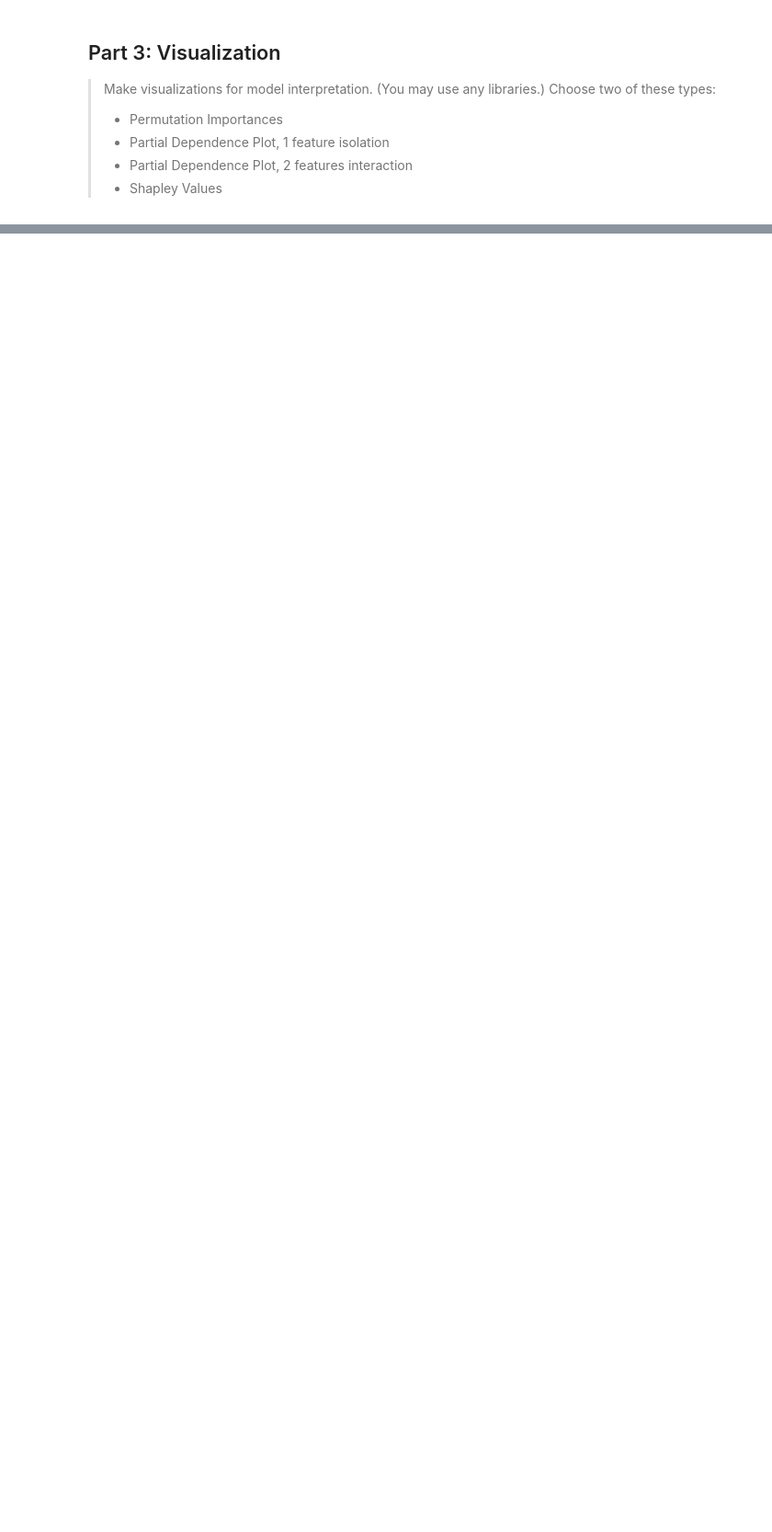
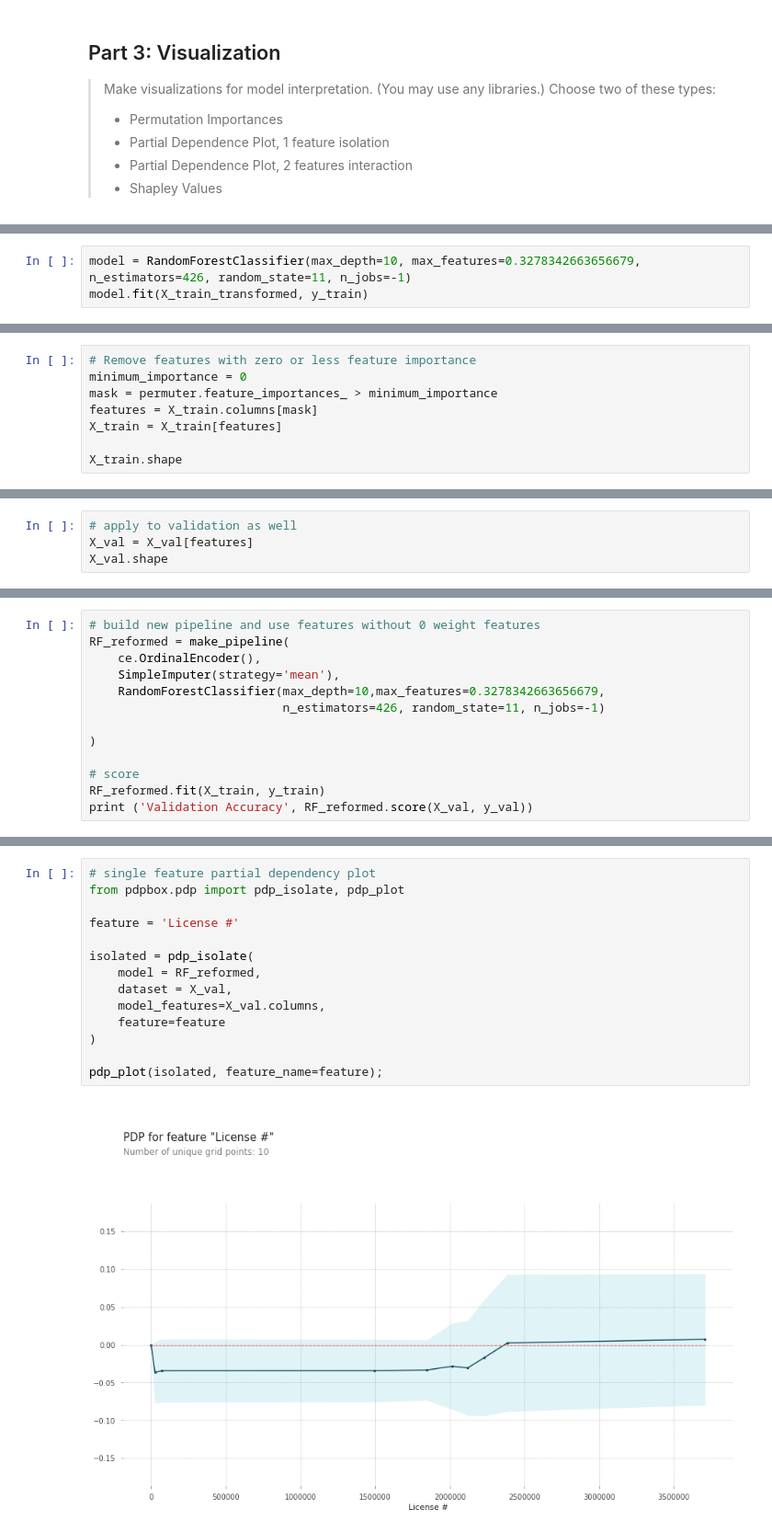
Before and after one commit to adamlutzz/DS-Unit-2-Applied-Modeling, a Jupyter notebook: DS_Sprint_Challenge_7.ipynb, the cells around one changed output, grey strips where cells are left out. Shown at 92% size. Cells and saved outputs as stored; diff of their text form; blank space fills up the shorter version.

```diff
--- a/DS_Sprint_Challenge_7.ipynb
+++ b/DS_Sprint_Challenge_7.ipynb
@@ -89,0 +351,3 @@ _To earn a score of 3 for this part, make all four of these visualization types.
+# %%
+model = RandomForestClassifier(max_depth=10, max_features=0.3278342663656679, n_estimators=426, random_state=11, n_jobs=-1)
+model.fit(X_train_transformed, y_train)
@@ -89,0 +403,8 @@ _To earn a score of 3 for this part, make all four of these visualization types.
+# %%
+# Remove features with zero or less feature importance
+minimum_importance = 0
+mask = permuter.feature_importances_ > minimum_importance
+features = X_train.columns[mask]
+X_train = X_train[features]
+
+X_train.shape
@@ -89,0 +413,4 @@ _To earn a score of 3 for this part, make all four of these visualization types.
+# %%
+# apply to validation as well
+X_val = X_val[features]
+X_val.shape
@@ -89,0 +419,13 @@ _To earn a score of 3 for this part, make all four of these visualization types.
+# %%
+# build new pipeline and use features without 0 weight features
+RF_reformed = make_pipeline(
+    ce.OrdinalEncoder(),
+    SimpleImputer(strategy='mean'),
+    RandomForestClassifier(max_depth=10,max_features=0.3278342663656679,
+                           n_estimators=426, random_state=11, n_jobs=-1)
+
+)
+
+# score
+RF_reformed.fit(X_train, y_train)
+print ('Validation Accuracy', RF_reformed.score(X_val, y_val))
@@ -89,0 +443,16 @@ _To earn a score of 3 for this part, make all four of these visualization types.
+# %%
+# single feature partial dependency plot
+from pdpbox.pdp import pdp_isolate, pdp_plot
+
+feature = 'License #'
+
+isolated = pdp_isolate(
+    model = RF_reformed,
+    dataset = X_val,
+    model_features=X_val.columns,
+    feature=feature
+)
+
+pdp_plot(isolated, feature_name=feature);
+# %% [output]
+[figure, added]
```
Also changed, not shown: parts of 34 cells of this notebook.
